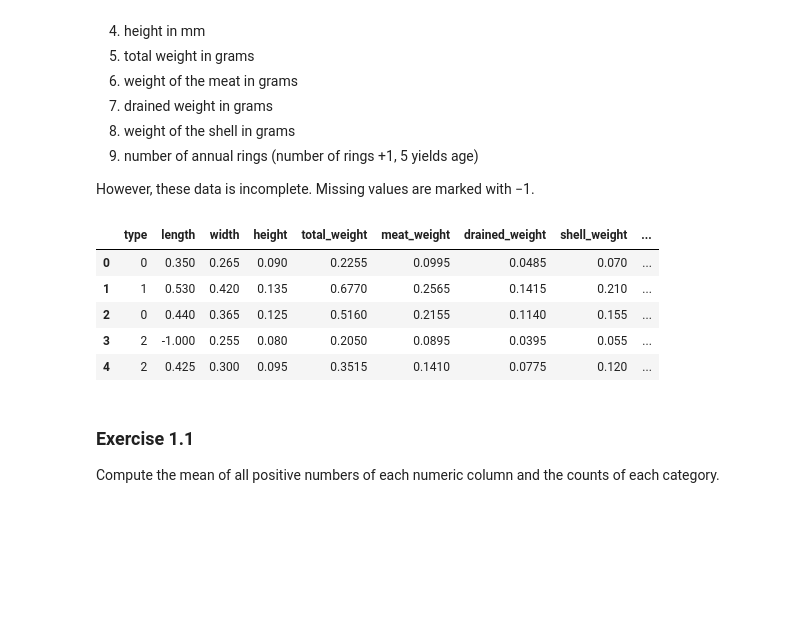
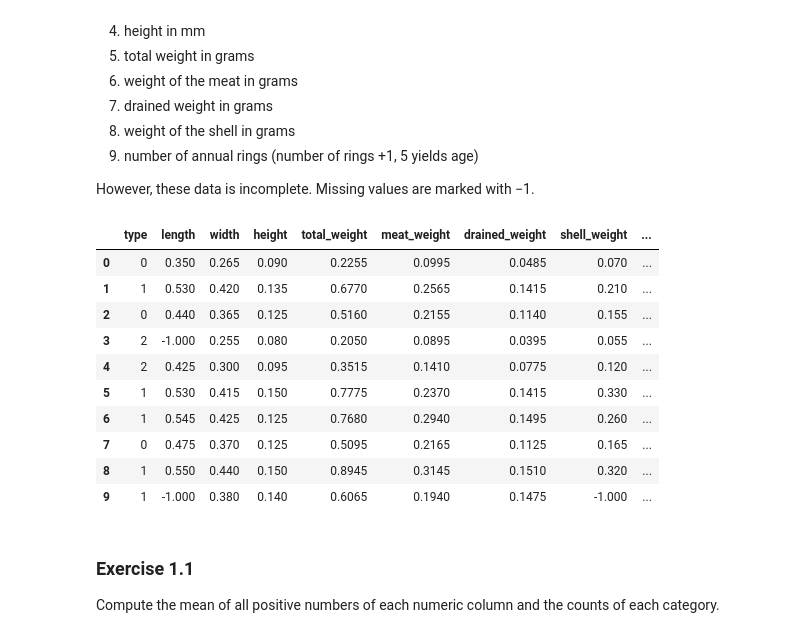
Before and after one commit to alyonavyshnevska/intelligent_data_analysis, a Jupyter notebook: Lab03_Problem_Analysis_and_Data_Preprocessing/Problem_Analysis_and_Data_Preprocessing.ipynb, the cells around one changed output. Saved outputs shown, nothing was run; the diff lists cells and outputs as text; code cells hidden in the pictures; blank space fills up the shorter version.

```diff
--- a/Lab03_Problem_Analysis_and_Data_Preprocessing/Problem_Analysis_and_Data_Preprocessing.ipynb
+++ b/Lab03_Problem_Analysis_and_Data_Preprocessing/Problem_Analysis_and_Data_Preprocessing.ipynb
@@ -24,17 +24,22 @@ However, these data is incomplete. Missing values are marked with −1.
 # %%
 import pandas as pd
 
 # load data
 df = pd.read_csv("http://www.cs.uni-potsdam.de/ml/teaching/ss15/ida/uebung02/abalone.csv")
 df.columns=['type','length','width','height','total_weight','meat_weight','drained_weight','shell_weight','num_rings']
-df.head()
+df.head(10)
 # %% [output]
 |  | type | length | width | height | total_weight | meat_weight | drained_weight | shell_weight | ... |
 | 0 | 0 | 0.350 | 0.265 | 0.090 | 0.2255 | 0.0995 | 0.0485 | 0.070 | ... |
 | 1 | 1 | 0.530 | 0.420 | 0.135 | 0.6770 | 0.2565 | 0.1415 | 0.210 | ... |
 | 2 | 0 | 0.440 | 0.365 | 0.125 | 0.5160 | 0.2155 | 0.1140 | 0.155 | ... |
 | 3 | 2 | -1.000 | 0.255 | 0.080 | 0.2050 | 0.0895 | 0.0395 | 0.055 | ... |
 | 4 | 2 | 0.425 | 0.300 | 0.095 | 0.3515 | 0.1410 | 0.0775 | 0.120 | ... |
+| 5 | 1 | 0.530 | 0.415 | 0.150 | 0.7775 | 0.2370 | 0.1415 | 0.330 | ... |
+| 6 | 1 | 0.545 | 0.425 | 0.125 | 0.7680 | 0.2940 | 0.1495 | 0.260 | ... |
+| 7 | 0 | 0.475 | 0.370 | 0.125 | 0.5095 | 0.2165 | 0.1125 | 0.165 | ... |
+| 8 | 1 | 0.550 | 0.440 | 0.150 | 0.8945 | 0.3145 | 0.1510 | 0.320 | ... |
+| 9 | 1 | -1.000 | 0.380 | 0.140 | 0.6065 | 0.1940 | 0.1475 | -1.000 | ... |
 # %% [markdown]
 ### Exercise 1.1
 
```
Also changed, not shown: parts of 11 cells of this notebook.
